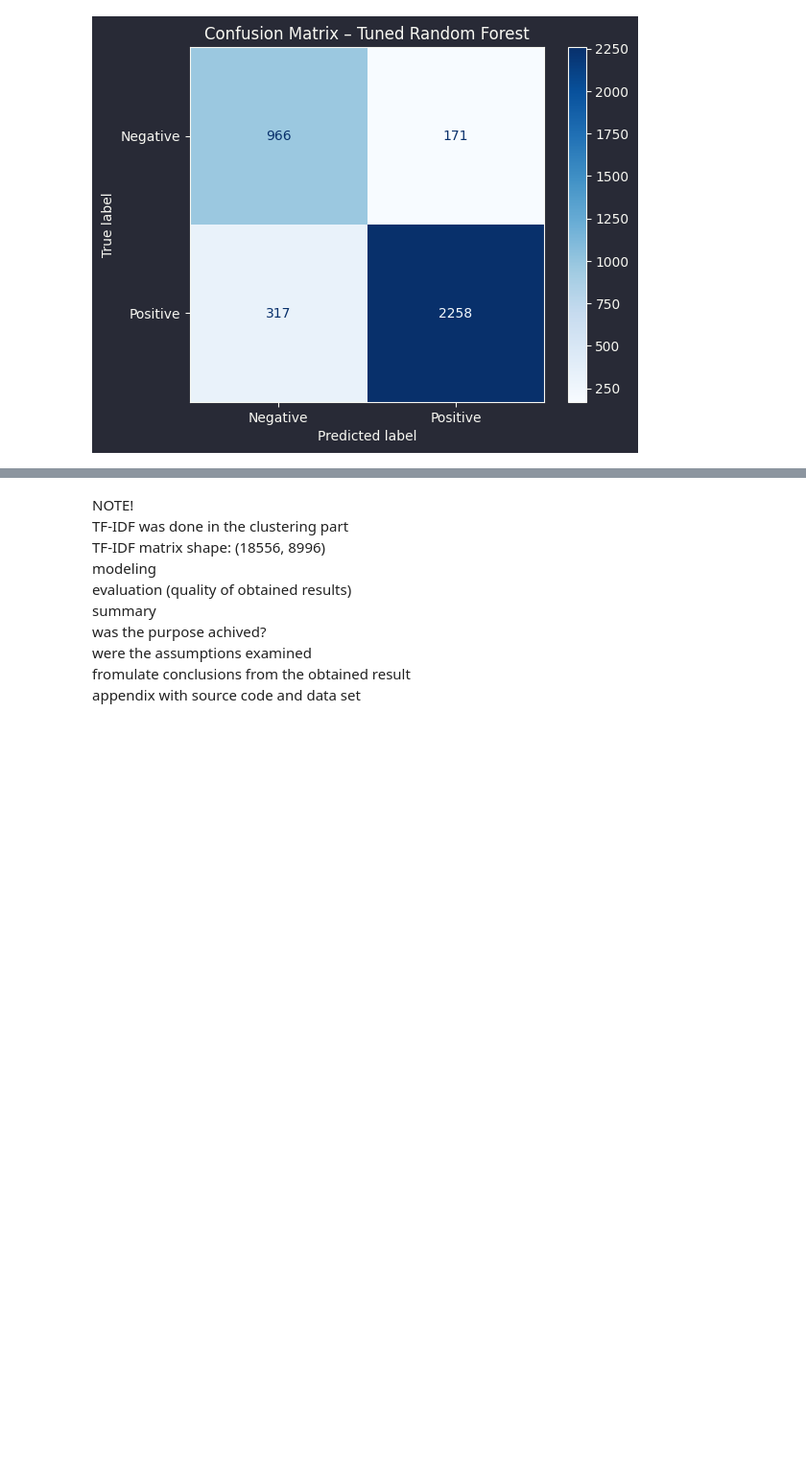
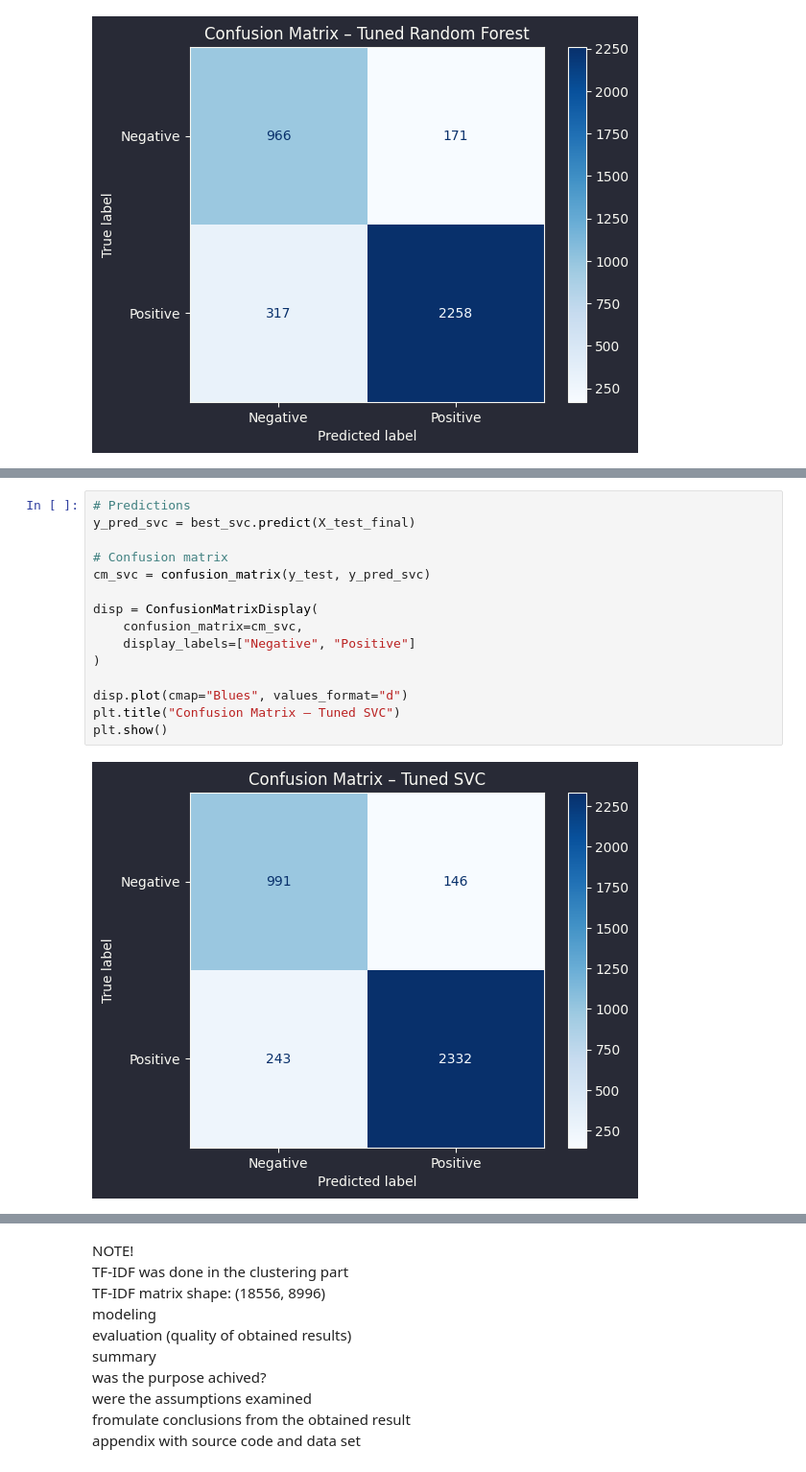
Before and after one commit to Weronikaa2001/Text-Mining-and-Social-Media-Mining-Sephora-Skincare-Reviews, a Jupyter notebook: Martyniuk_Madro_Sephora_Project.ipynb, the cells around one changed output, grey strips where cells are left out. Shown at 96% size. Saved outputs shown, nothing was run; the diff lists cells and outputs as text; blank space fills up the shorter version.

```diff
--- a/Martyniuk_Madro_Sephora_Project.ipynb
+++ b/Martyniuk_Madro_Sephora_Project.ipynb
@@ -1749,0 +1875,17 @@ plt.show()
+# %%
+# Predictions
+y_pred_svc = best_svc.predict(X_test_final)
+
+# Confusion matrix
+cm_svc = confusion_matrix(y_test, y_pred_svc)
+
+disp = ConfusionMatrixDisplay(
+    confusion_matrix=cm_svc,
+    display_labels=["Negative", "Positive"]
+)
+
+disp.plot(cmap="Blues", values_format="d")
+plt.title("Confusion Matrix – Tuned SVC")
+plt.show()
+# %% [output]
+[figure, added]
```
Also changed, not shown: parts of 22 cells of this notebook.
